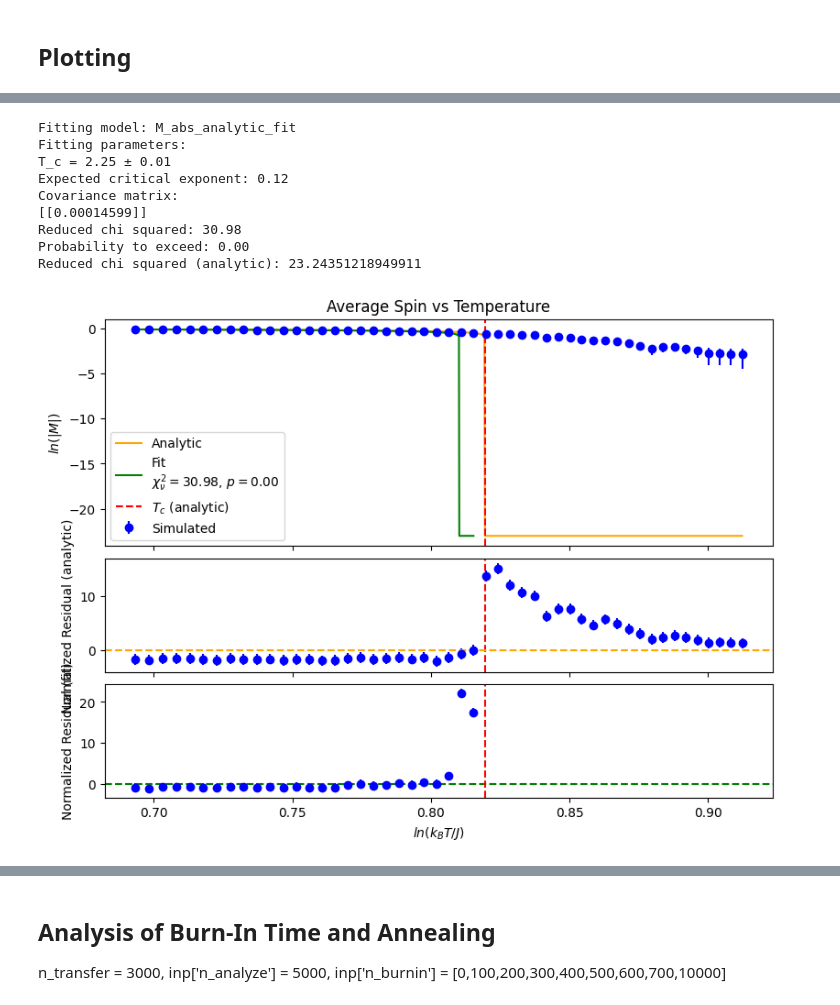
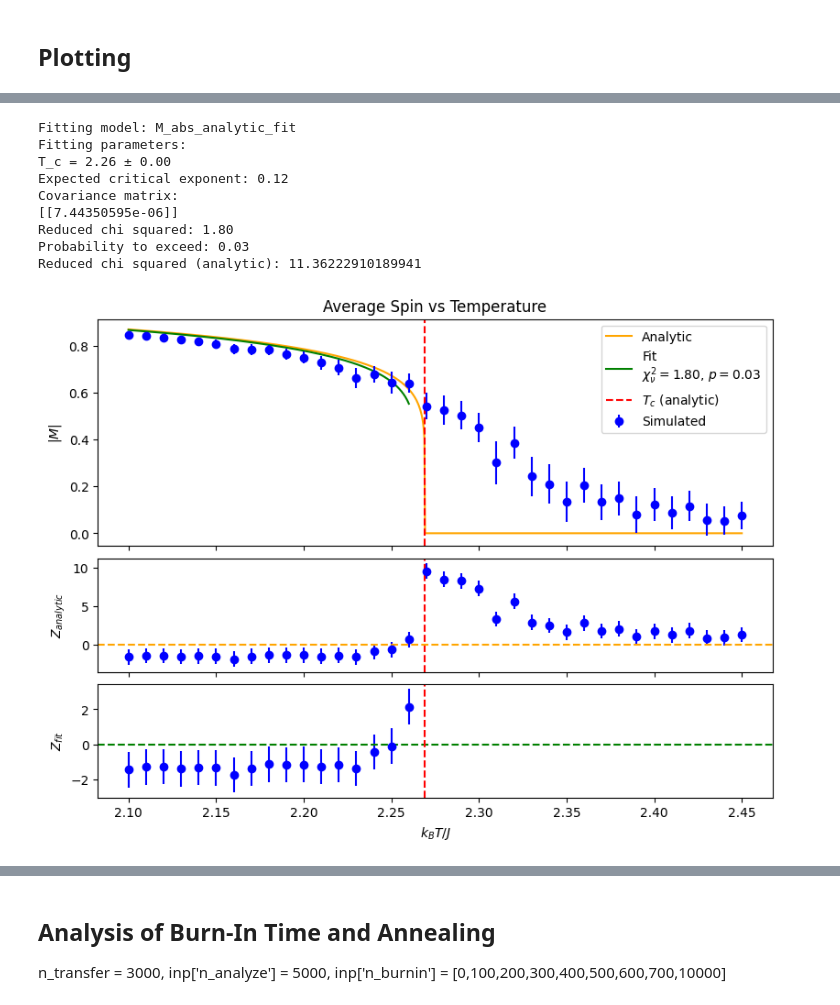
Before and after one commit to DarkLordProgrammer/ising, a Jupyter notebook: ising_plot_wyatt.ipynb, the cells around one changed output, grey strips where cells are left out. Cells and saved outputs as stored; diff of their text form; code cells hidden in the pictures.

Commit message:
changes for fitting

```diff
--- a/ising_plot_wyatt.ipynb
+++ b/ising_plot_wyatt.ipynb
@@ -423,7 +427,7 @@ def create_plot(X,
         ax.plot(using[1], using[6], color='orange', label='Analytic')
         if fitting_model is None:
             res_ax.set_xlabel(X_label)
-        res_ax.set_ylabel('Normalized Residual (analytic)')
+        res_ax.set_ylabel(r'$Z_{analytic}$')
         res_ax.axhline(0, color='orange', linestyle='--')
     else: #Plotting specific to not having an analytic model
         if fitting_model is not None:
@@ -437,7 +441,7 @@ def create_plot(X,
     if fitting_model is not None:
         ax.plot(using[2], using[7], color='green', label=fit_legend_text) #Plot the fit
         Y_std_norm_res_fit = 1
-        fit_ax.set_ylabel('Normalized Residual (fit)')
+        fit_ax.set_ylabel(r'$Z_{fit}$')
         fit_ax.errorbar(using[8], Y_mean_norm_res_fit, yerr= Y_std_norm_res_fit, fmt='o', color='blue', label='Residuals (fit)')
         fit_ax.axhline(0, color='green', linestyle='--')
         fit_ax.set_xlabel(X_label)
@@ -516,13 +522,13 @@ if show_T_scan_at_fixed_d:
     for d, (R_mean, R_std) in enumerate(zip(R_mean_matrix, R_std_matrix), start=1):
         create_T_plot(mean=R_mean, std=R_std, symbol=f'R({d})', name=f'Autocorrelation Function (d = ${d}$)', log_plot = False, expected_crit_exp=0.0, fitting_model=None) #zeros_like forces std to default which is then propagated for ln
 # %%
-def get_xi_vs_T(T,R_mean_matrix, R_std_matrix, T_range = 0.05, plot_d_scan = False):
+def get_xi_vs_T(T,R_mean_matrix, R_std_matrix, T_range = (2.3,2.46), plot_d_scan = False):
     T_selected = []
     xi_mean = []
     xi_std = []
     for (T_current, R_mean, R_std) in zip(T, R_mean_matrix.T, R_std_matrix.T):
         R_mean_abs = np.abs(R_mean) #Take absolute value of R_mean to avoid negative values
-        if np.abs(T_current - T_c_analytic) < T_range: #Only consider T values close to T_c
+        if T_current >= T_range[0] and T_current <= T_range[1]: #Only consider T values close to T_c
             if plot_d_scan:
                 create_d_plot(mean=R_mean_abs, std=R_std, symbol='|R|', name=f"Autocorrelation Function (T = {T_current:.2f})", get_analytic=None, log_plot = False, fitting_model=power_law_exp_decay_fit, expected_crit_exp = 1/4, print_summary = True)
             popt, pcov, X_filt, Y_mean_filt_norm_res, legend_text  = d_fit(R_mean_abs, std=R_std, symbol='|R|', name=f"Autocorrelation Function (T = {T_current:.2f})", get_analytic=None, log_plot = True, fitting_model=power_law_exp_decay_fit, expected_crit_exp = 1/4, print_summary = False)
@@ -534,6 +540,6 @@ def get_xi_vs_T(T,R_mean_matrix, R_std_matrix, T_range = 0.05, plot_d_scan = Fal
     xi_std = np.array(xi_std)
     return T_selected, xi_mean, xi_std
 # %%
-T_filt, xi_mean, xi_std = get_xi_vs_T(T, R_mean_matrix, R_std_matrix, T_range = 0.05, plot_d_scan=True) #Only consider T values close to T_c
+T_filt, xi_mean, xi_std = get_xi_vs_T(T, R_mean_matrix, R_std_matrix, T_range = (np.min(T),np.max(T)), plot_d_scan=False) #Only consider T values close to T_c
 create_T_plot(mean=xi_mean, std=xi_std, symbol=r'\xi', name='Correlation Length', log_plot = False, fitting_model = power_law_fit_neg, expected_crit_exp=1.0, T_filt=T_filt) #zeros_like forces std to default which is then propagated for ln
 # %% [output]
@@ -633,8 +561,6 @@ Probability to exceed: 0.22
 # %% [markdown]
 ## Pandas to Numpy
 # %%
-T_xi_range = 0.1 #Only consider T values close to T_c
-
 #All files in directory
 E_means = []
 E_stds = []
@@ -658,7 +584,7 @@ for (data,corr) in zip(datas,corrs):
     R_mean, R_std = np.array([R_data[i] for i in range(0,len(R_data),2)]), np.array([R_data[i] for i in range(1,len(R_data),2)])
     cV = np.square(E_std)/np.square(T) #In units where k_B = 1
     chi = np.square(M_std)/T #In units where k_B = 1
-    T_xi, xi_mean, xi_std = get_xi_vs_T(T,R_mean, R_std, T_range = T_xi_range) #Only consider T values close to T_c
+    T_xi, xi_mean, xi_std = get_xi_vs_T(T,R_mean, R_std) #Only consider T values close to T_c (and above)
     E_means.append(E_mean)
     E_stds.append(E_std)
     M_means.append(M_mean)
@@ -721,14 +647,14 @@ Reduced chi squared (analytic): 23.24351218949911
 # %%
-create_T_plot(np.abs(M_abs_est), M_est_std, '|M|', 'Average Spin', log_plot=True, expected_crit_exp=1/8, get_analytic=get_M_abs_analytic, from_above=False, fitting_model=M_abs_analytic_fit)
+create_T_plot(np.abs(M_abs_est), M_est_std, '|M|', 'Average Spin', log_plot=False, expected_crit_exp=1/8, get_analytic=get_M_abs_analytic, from_above=False, fitting_model=M_abs_analytic_fit)
 # %% [output]
 Fitting model: M_abs_analytic_fit
 Fitting parameters:
-T_c = 2.25 ± 0.01
+T_c = 2.26 ± 0.00
 Expected critical exponent: 0.12
 Covariance matrix:
-[[0.00014599]]
-Reduced chi squared: 30.98
-Probability to exceed: 0.00
-Reduced chi squared (analytic): 23.24351218949911
+[[7.44350595e-06]]
+Reduced chi squared: 1.80
+Probability to exceed: 0.03
+Reduced chi squared (analytic): 11.36222910189941
-[figure, old version]
+[figure, new version]
 # %%
```
Also changed, not shown: parts of 17 cells of this notebook, 17 other files.
